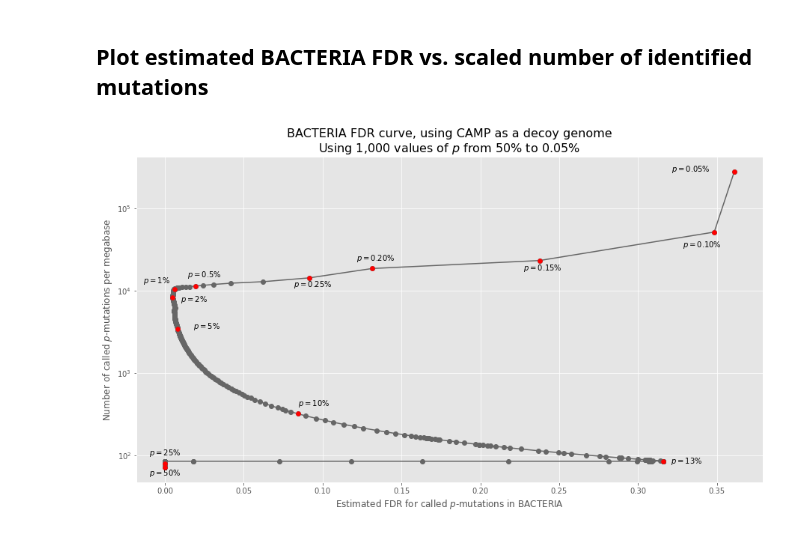
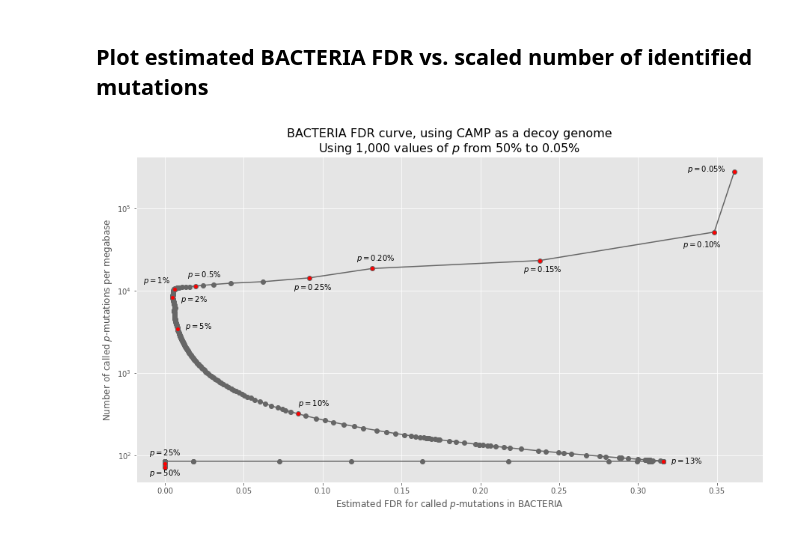
Before and after one commit to fedarko/sheepgut, a Jupyter notebook: notebooks/DemonstratingTargetDecoyApproach.ipynb, the cells around one changed output. Cells and saved outputs as stored; diff of their text form; code cells hidden in the pictures.

Commit message:
maybs a bit clearer; less visual occlusion

```diff
--- a/notebooks/DemonstratingTargetDecoyApproach.ipynb
+++ b/notebooks/DemonstratingTargetDecoyApproach.ipynb
@@ -177,36 +177,36 @@ for p in percentages:
     dy = None
     dx = None
     if p == 50: dy = -15; dx = -0.01
     elif p == 25: dy = 20; dx = -0.01
     elif p == 13: dy = -5; dx = 0.005
     elif p == 10: dy = 80; dx = 0.0
-    elif p == 5: dy = 0; dx = 0.01
+    elif p == 5: dy = 0; dx = 0.005
     elif p == 2: dy = -10**3; dx = 0.005
     elif p == 1: dy = 10**3.3; dx = -0.02
     elif p == 0.5: dy = 10**3.5; dx = -0.005
-    elif p == 0.25: dy = -10**3.5; dx = -0.01
+    elif p == 0.25: dy = -10**3.6; dx = -0.01
     elif p == 0.2: dy = 10**3.65; dx = -0.01
-    elif p == 0.15: dy = -10**3.75; dx = -0.01
+    elif p == 0.15: dy = -10**3.8; dx = -0.01
     elif p == 0.1: dy = -10**4.25; dx = -0.02
-    elif p == 0.05: dy = 0; dx = -0.04
+    elif p == 0.05: dy = 0; dx = -0.03
     if dy is not None:
         if p >= 1:
             text = f"$p = {p:.0f}\%$"
         elif p >= 0.5:
             text = f"$p = {p:.1f}\%$"
         else:
             text = f"$p = {p:.2f}\%$"
         ax.text(cx + dx, cy + dy, text)
         special_xys.append((cx, cy))
 
 ax.plot(x, y, marker="o", color="#666666")
-ax.scatter([xy[0] for xy in special_xys], [xy[1] for xy in special_xys], color="#ff0000", zorder=2000)
+ax.scatter([xy[0] for xy in special_xys], [xy[1] for xy in special_xys], color="#ff0000", zorder=2000, s=20)
 ax.set_xlabel("Estimated FDR for called $p$-mutations in BACTERIA")
 ax.set_ylabel("Number of called $p$-mutations per megabase")
 ax.set_title(f"BACTERIA FDR curve, using CAMP as a decoy genome\nUsing 1,000 values of $p$ from {max(percentages):.0f}% to {min(percentages):.2f}%", fontsize=16)
 use_thousands_sep(ax.yaxis)
 ax.set_yscale("symlog")
 fig.set_size_inches(15, 8)
 fig.savefig("figs/BACTERIA_FDR_CAMP_decoy.png", bbox_inches="tight")
 # %% [output]
-[figure, old version]
+[figure, new version]
```
Also changed, not shown: 1 other file.
